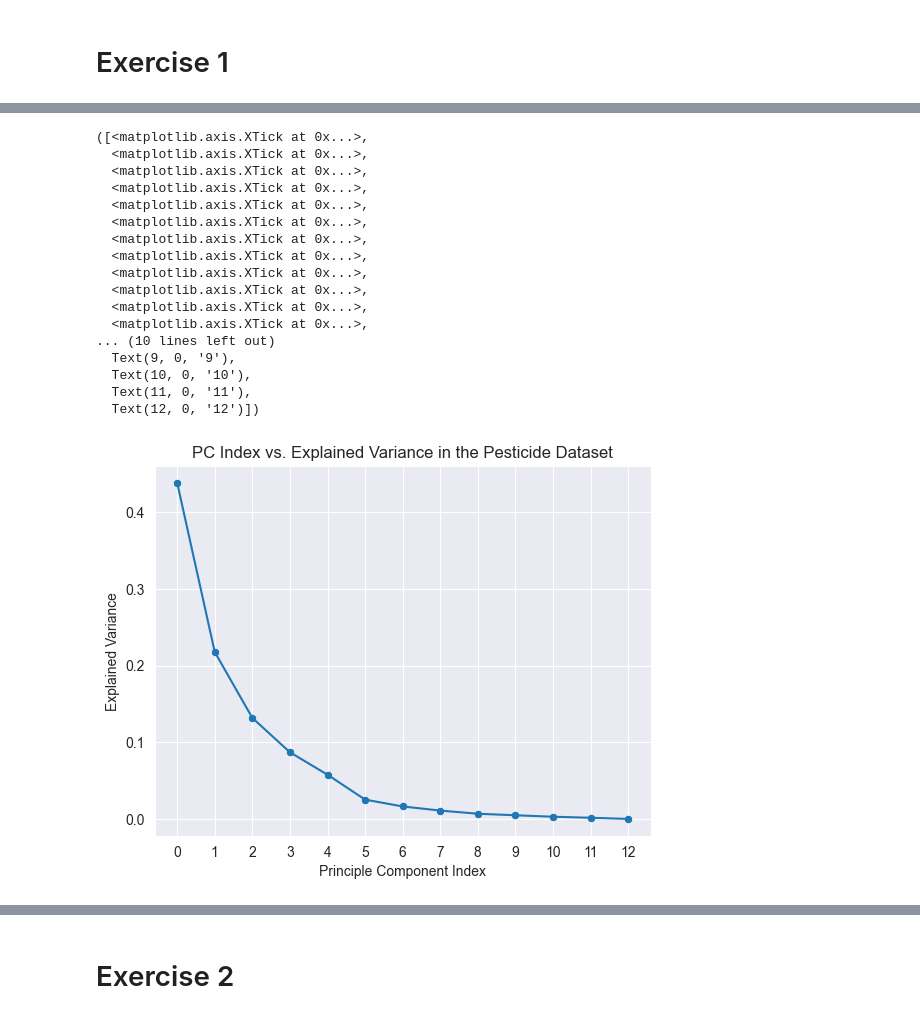
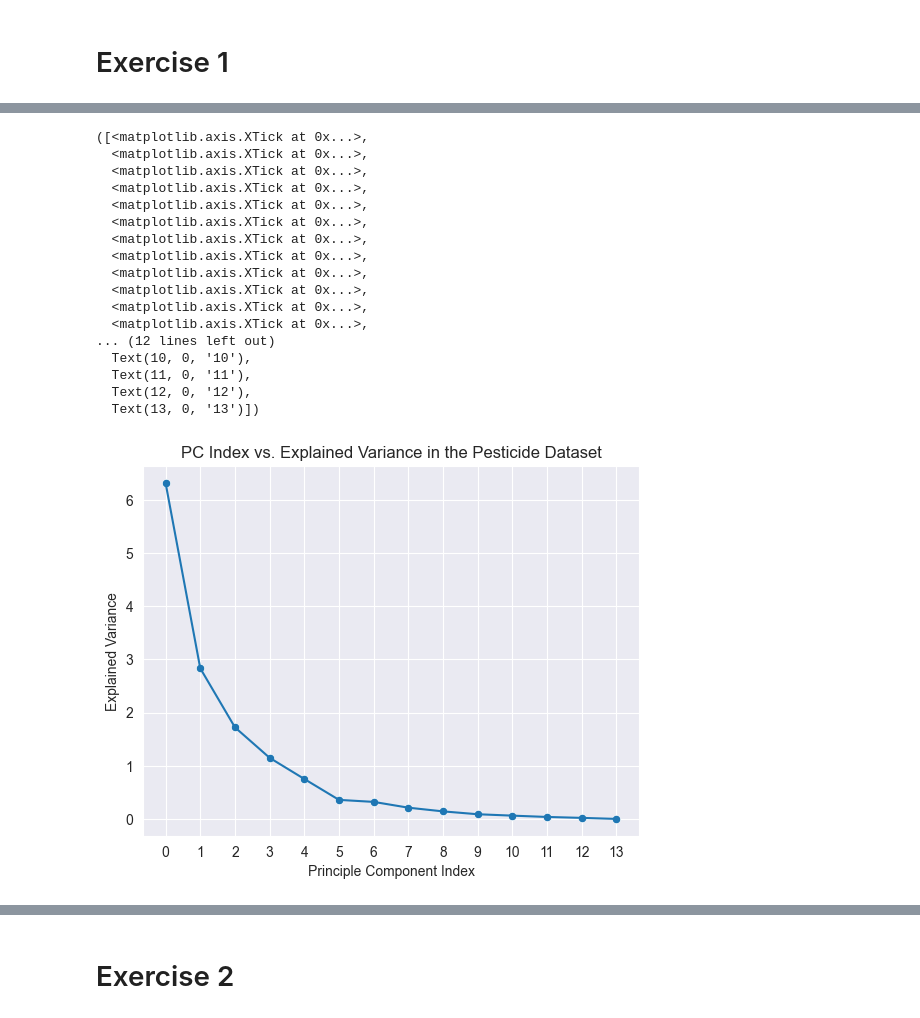
Before and after one commit to Cyrkryta/UCPH-ITDS-Assignments, a Jupyter notebook: Assignment-4/main.ipynb, the cells around one changed output, grey strips where cells are left out. Saved outputs shown, nothing was run; the diff lists cells and outputs as text; code cells hidden in the pictures.

```diff
--- a/Assignment-4/main.ipynb
+++ b/Assignment-4/main.ipynb
@@ -64,8 +64,10 @@ X_weed_test = weed_test[:,:-1]
 y_weed_test = weed_test[:,-1]
 # %%
 # Data standardization (I made the variables before the change in pdf)
-occupancy_standardized = (X_occu_train - np.mean(X_occu_train, axis=0)) / np.std(X_occu_train, axis=0)
-weed_standardized = (X_weed_train - np.mean(X_weed_train, axis=0)) / np.std(X_weed_train, axis=0)
+# occupancy_standardized = (X_occu_train - np.mean(X_occu_train, axis=0)) / np.std(X_occu_train, axis=0)
+# weed_standardized = (X_weed_train - np.mean(X_weed_train, axis=0)) / np.std(X_weed_train, axis=0)
+occupancy_standardized = (occu_train - np.mean(occu_train, axis=0)) / np.std(occu_train, axis=0)
+weed_standardized = (weed_train - np.mean(weed_train, axis=0)) / np.std(weed_train, axis=0)
 # %% [markdown]
 # Exercise 1
 # %%
@@ -76,7 +78,7 @@ def PCA(data):
     # Find covariance matrix
     cov_matrix = np.cov(data.T)
     # Find eigenvectors and eigenvalues
-    eigenvalues, eigenvectors = np.linalg.eig(cov_matrix)
+    eigenvalues, eigenvectors = np.linalg.eigh(cov_matrix)
     # Sorting in monotomically decreasing order
     sorting_idxs = np.argsort(eigenvalues)[::-1]
     eigenvectors = eigenvectors[:, sorting_idxs]
@@ -85,7 +87,7 @@ def PCA(data):
     explained_variance = eigenvalues / np.sum(eigenvalues)
 
     # Return statement
-    return eigenvectors, explained_variance
+    return eigenvectors, eigenvalues
 # %%
 '''
 Occupancy dataset
@@ -118,38 +122,38 @@ plt.xticks(range(len(occu_eigenvectors)))
 # %%
 '''
 Pesticide dataset
 Function run and visualization
 '''
 # Running the PCA function
-weed_eigenvectors, weed_explained_variance = PCA(weed_standardized)
+weed_eigenvectors, weed_variance = PCA(weed_standardized)
 
 # Plotting variance vs. pc index
 sns.set_style("darkgrid")
-sns.lineplot(x=range(len(weed_eigenvectors)), y=weed_explained_variance)
-sns.scatterplot(x=range(len(weed_eigenvectors)), y=weed_explained_variance)
+sns.lineplot(x=range(len(weed_eigenvectors)), y=weed_variance)
+sns.scatterplot(x=range(len(weed_eigenvectors)), y=weed_variance)
 plt.grid(True)
 plt.title("PC Index vs. Explained Variance in the Pesticide Dataset")
 plt.xlabel("Principle Component Index")
 plt.ylabel("Explained Variance")
 plt.xticks(range(len(weed_eigenvectors)))
 # %% [output]
 ([<matplotlib.axis.XTick at 0x...>,
   <matplotlib.axis.XTick at 0x...>,
   <matplotlib.axis.XTick at 0x...>,
   <matplotlib.axis.XTick at 0x...>,
   <matplotlib.axis.XTick at 0x...>,
   <matplotlib.axis.XTick at 0x...>,
   <matplotlib.axis.XTick at 0x...>,
   <matplotlib.axis.XTick at 0x...>,
   <matplotlib.axis.XTick at 0x...>,
   <matplotlib.axis.XTick at 0x...>,
   <matplotlib.axis.XTick at 0x...>,
   <matplotlib.axis.XTick at 0x...>,
-... (10 lines left out)
-  Text(9, 0, '9'),
+... (12 lines left out)
   Text(10, 0, '10'),
   Text(11, 0, '11'),
-  Text(12, 0, '12')])
+  Text(12, 0, '12'),
+  Text(13, 0, '13')])
-[figure, old version]
+[figure, new version]
 # %%
 # Cumulative variance
```
Also changed, not shown: parts of 5 cells of this notebook, 23 other files.
